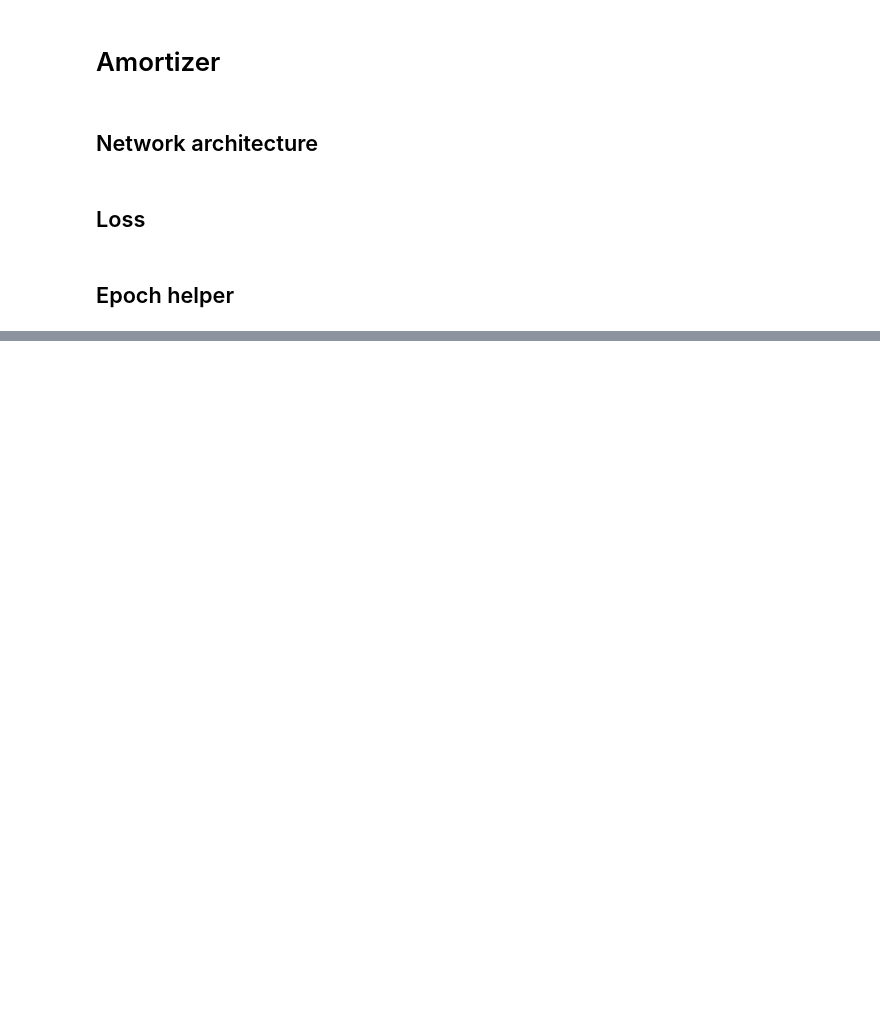
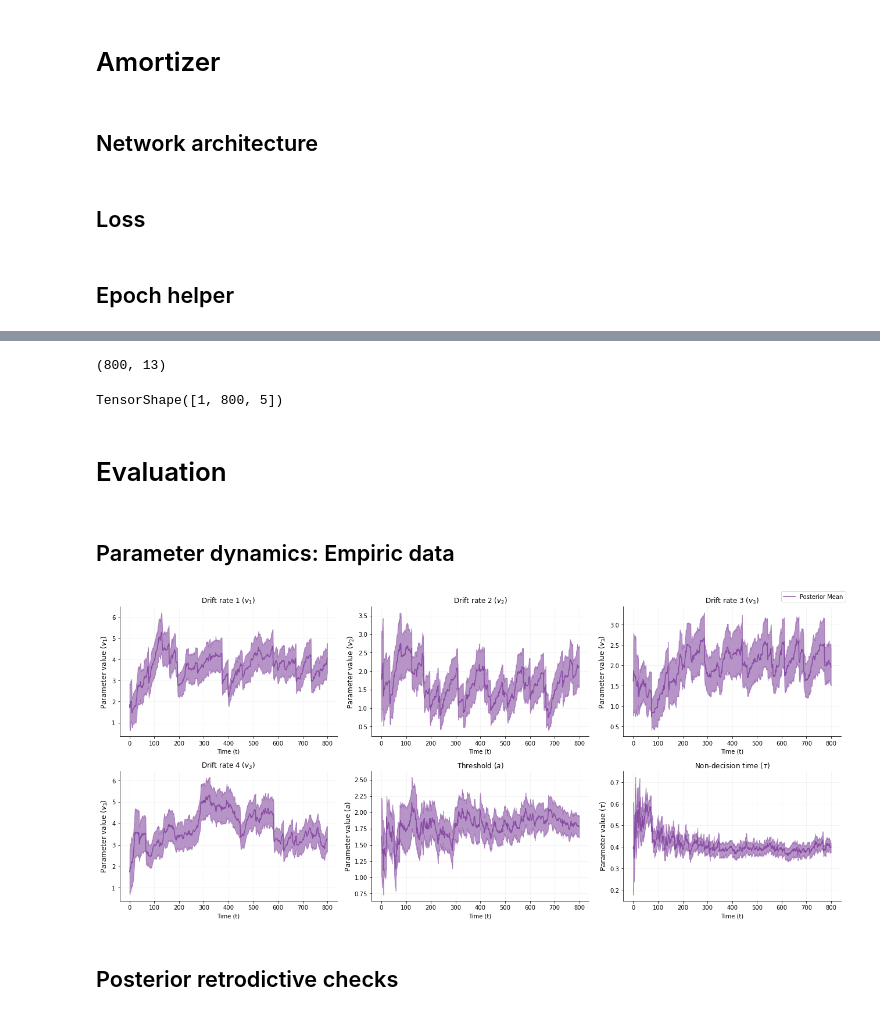
Before and after one commit to LuSchumacher/dynamic_models, a Jupyter notebook: src/model_comp/trial-by-trial-var_model_comp.ipynb, the cells around one changed output, grey strips where cells are left out. Drawn from its saved outputs; the diff is of its cells as text; code cells hidden in the pictures; blank space fills up the shorter version.

```diff
--- a/src/model_comp/trial-by-trial-var_model_comp.ipynb
+++ b/src/model_comp/trial-by-trial-var_model_comp.ipynb
@@ -144,5 +133,5 @@ for i in range(len(epochs)):
             epoch_trainer(network, optimizer, BATCH_SIZE, N_OBS, STEPS_PER_EPOCH, p_bar)
 
     #save weights
-    network.save_weights('checkpoints/varying_hyperparams_800')
+    network.save_weights('checkpoints/varying_hyperparams_3200')
 # %% [output]
@@ -166,0 +152,19 @@ data.head()
+# %%
+# subset data
+which = 1
+person_data = data[data.id == which]
+person_data = person_data[person_data.session==1]
+person_data.shape
+# %% [output]
+(800, 13)
+# %%
+# prepare data for fitting
+# negative rts for error responses
+person_data.rt[person_data.acc == 0] = -person_data.rt[person_data.acc == 0]
+rt = np.array([person_data.rt])[:, :, np.newaxis]
+stim_type = np.array([person_data.stim_type])[:, :, np.newaxis] - 1
+context = to_categorical(stim_type)
+x_nn = tf.concat((rt, context), axis=-1)
+x_nn.shape
+# %% [output]
+TensorShape([1, 800, 5])
@@ -166,0 +174,51 @@ data.head()
+# %% [markdown]
+# Evaluation
+# %%
+def plot_dynamic_posteriors(dynamic_posterior, par_labels, par_names,
+                            ground_truths=None, color_pred='#884da3'):
+    """
+    Inspects the dynamic posterior given a single data set. Assumes six dynamic paramters.
+    """
+
+    assert len(dynamic_posterior.shape) == 3, "Dynamic posterior should be 3-dimensional!"
+    assert ground_truths is None or len(ground_truths.shape) == 2,'Ground truths should be 2-dimensional!'
+    assert dynamic_posterior.shape[0] == 1, "Function assumes dynamics posterior for a single data set!"
+
+    means = dynamic_posterior.mean()[0]
+    std = dynamic_posterior.stddev()[0]
+
+    sigma_factors = [1]
+    alphas = [0.6]
+
+    time = np.arange(x_nn.shape[1])
+    f, axarr = plt.subplots(2, 3, figsize=(18, 8))
+    for i, ax in enumerate(axarr.flat):
+
+        ax.plot(time, means[:, i], color=color_pred, label='Posterior Mean')
+        for sigma_factor, alpha in zip(sigma_factors, alphas):
+            ci_upper = means[:, i] + sigma_factor * std[:, i]
+            ci_lower = means[:, i] - sigma_factor * std[:, i]
+            ax.fill_between(time, ci_upper, ci_lower, color=color_pred, alpha=alpha)
+        if ground_truths is not None:
+            ax.plot(time, ground_truths[:, i], color='black', linestyle='dashed', label='True Dynamic', lw=2)
+        sns.despine(ax=ax)
+        ax.grid(alpha=0.15)
+        ax.set_xlabel('Time (t)')
+        ax.set_ylabel('Parameter value ({})'.format(par_names[i]), fontsize=12)
+        ax.set_title(par_labels[i] + ' ({})'.format(par_names[i]), fontsize=12)
+
+        if i == 0:
+            f.legend()
+
+    f.tight_layout()
+# %%
+par_labels = ['Drift rate 1', 'Drift rate 2', 'Drift rate 3', 'Drift rate 4', 'Threshold', 'Non-decision time']
+par_names = [r'$v_1$', r'$v_2$', r'$v_3$', r'$v_3$', r'$a$', r'$\tau$']
+# %% [markdown]
+## Parameter dynamics: Empiric data
+# %%
+plot_dynamic_posteriors(post_d, par_labels,  par_names)
+# %% [output]
+[figure, added]
+# %% [markdown]
+## Posterior retrodictive checks
```
Also changed, not shown: parts of 18 cells of this notebook.
